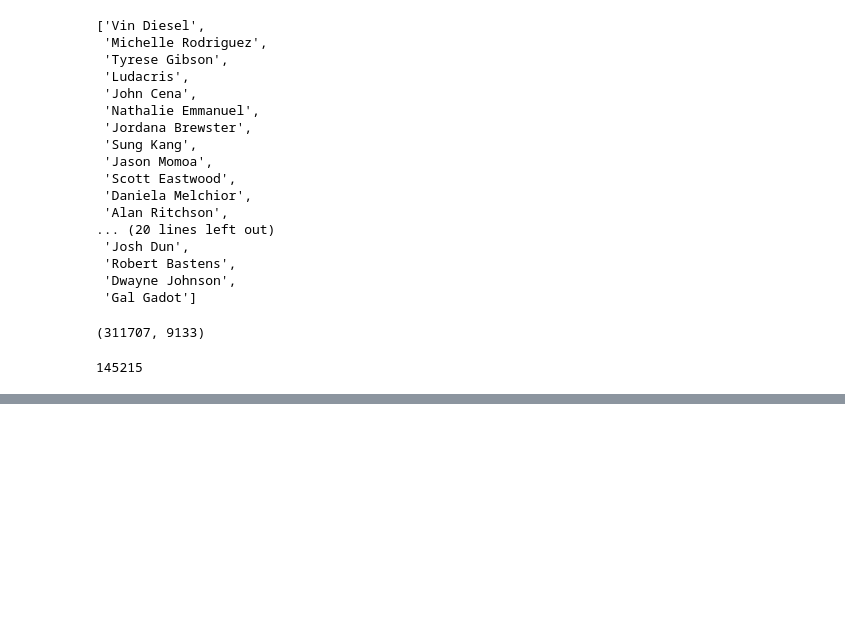
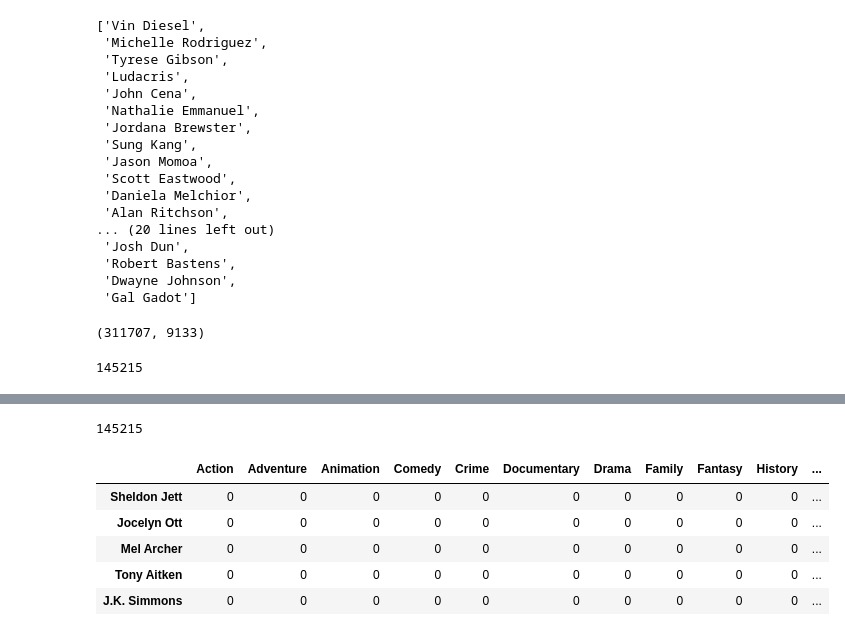
Before and after one commit to fadeeva/normal_projects, a Jupyter notebook: Popular_10000_movies_listed_on_TMDb/Data_Prepare.ipynb, the cells around one changed output, grey strips where cells are left out. Cells and saved outputs as stored; diff of their text form; code cells hidden in the pictures; blank space fills up the shorter version.

Commit message:
cast data

```diff
--- a/Popular_10000_movies_listed_on_TMDb/Data_Prepare.ipynb
+++ b/Popular_10000_movies_listed_on_TMDb/Data_Prepare.ipynb
@@ -659,7 +659,8 @@ labels = [
     'Thriller'
 ]
 # %%
-uk = pd.read_csv('data/unique_keywords_genres_count.csv', index_col=0)
+uk = pd.read_csv('data/unique_keywords_genres_count_with_labels.csv', index_col=0)
+uk.drop('label', axis=1, inplace=True)
 uk.head()
 # %% [output]
 |  | Action | Adventure | Animation | Comedy | Crime | Documentary | Drama | Family | Fantasy | History | ... |
@@ -959,0 +964,3 @@ df.to_csv('data/cast_list.csv')
+# %%
+with open('data/cast_list_of_list.pickle', 'rb') as f:
+    cast_list_of_list = pk.load(f)
@@ -959,0 +987,18 @@ df.to_csv('data/cast_list.csv')
+# %%
+unique_actors = [actor for cast in cast_list_of_list for actor in cast]
+# %%
+unique_actors = list(set(unique_actors))
+# %%
+len(unique_actors)
+# %% [output]
+145215
+# %%
+ua = pd.DataFrame(0, index=unique_actors, columns=[unique_genres])
+ua.head()
+# %% [output]
+|  | Action | Adventure | Animation | Comedy | Crime | Documentary | Drama | Family | Fantasy | History | ... |
+| Sheldon Jett | 0 | 0 | 0 | 0 | 0 | 0 | 0 | 0 | 0 | 0 | ... |
+| Jocelyn Ott | 0 | 0 | 0 | 0 | 0 | 0 | 0 | 0 | 0 | 0 | ... |
+| Mel Archer | 0 | 0 | 0 | 0 | 0 | 0 | 0 | 0 | 0 | 0 | ... |
+| Tony Aitken | 0 | 0 | 0 | 0 | 0 | 0 | 0 | 0 | 0 | 0 | ... |
+| J.K. Simmons | 0 | 0 | 0 | 0 | 0 | 0 | 0 | 0 | 0 | 0 | ... |
```
Also changed, not shown: parts of 14 cells of this notebook, 1 other file.
